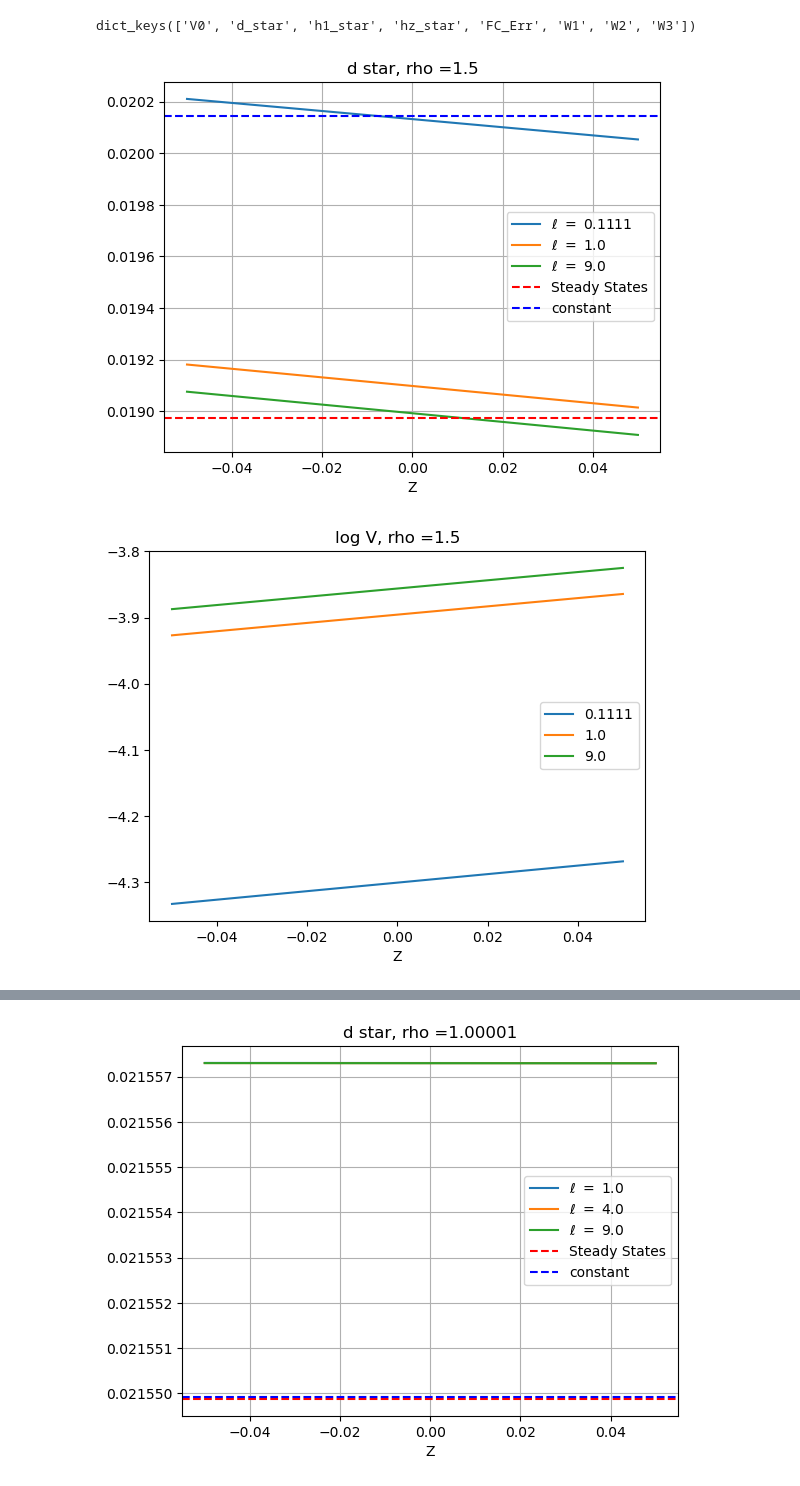
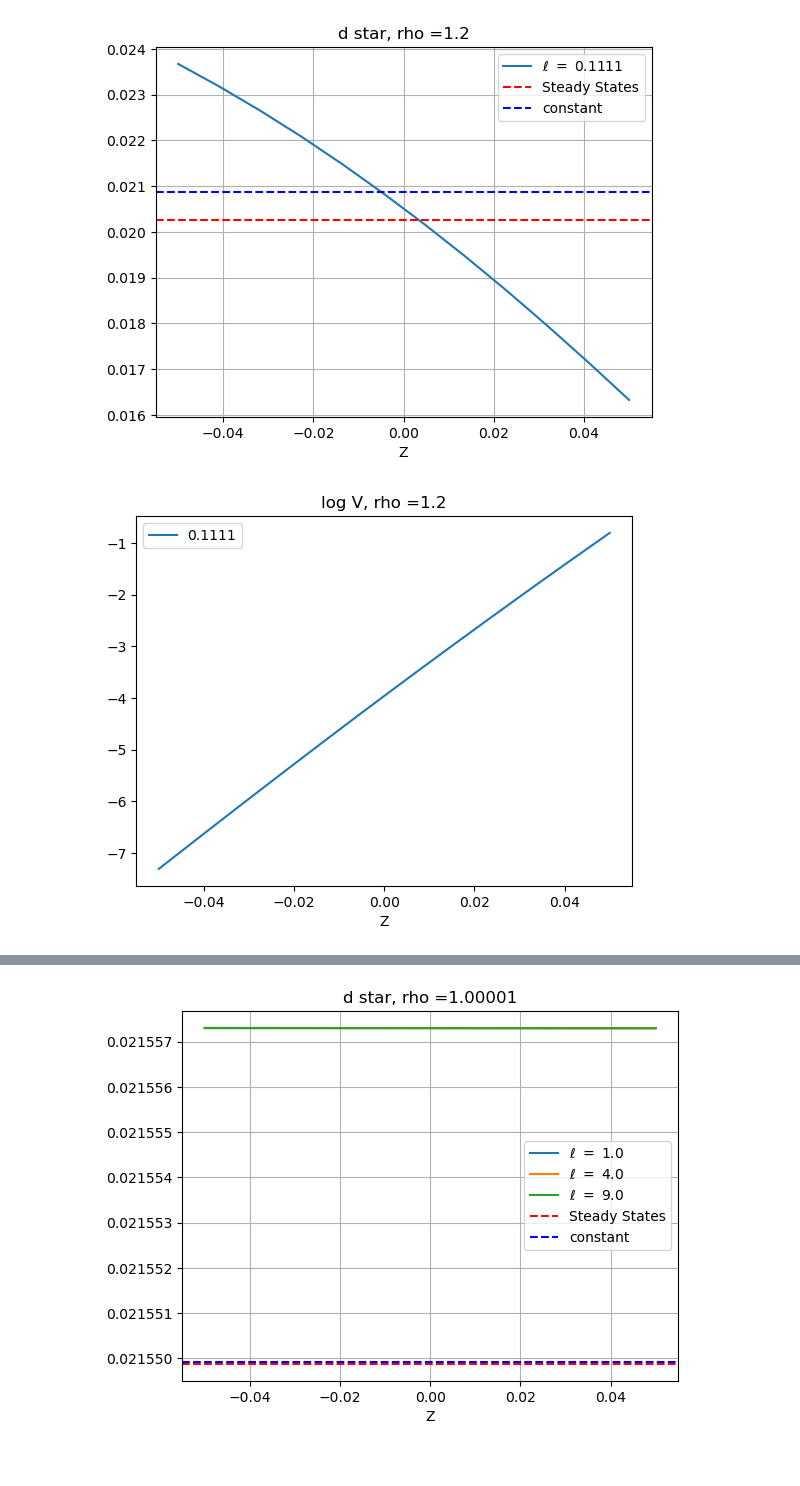
Before and after one commit to hqin-2020/Twist_Bin, a Jupyter notebook: Untitled.ipynb, the cells around one changed output, grey strips where cells are left out. Cells and saved outputs as stored; diff of their text form; code cells hidden in the pictures.

```diff
--- a/Untitled.ipynb
+++ b/Untitled.ipynb
@@ -17,20 +17,16 @@ rho = "1.3"
 for ell in ell_list:
     res.append(pickle.load(open(datadir+"result_ell_"+str(ell)+"_rho_"+rho+"_eps_0.1_frac_0.1", "rb")))
 exp = pd.read_csv('exp.csv').iloc[:,1:]
-exp.columns = ['rho','steady states','constant']
+exp.columns = ['rho','steady states','constant','h1','hz']
-# %%
-res[0].keys()
-# %% [output]
-dict_keys(['V0', 'd_star', 'h1_star', 'hz_star', 'FC_Err', 'W1', 'W2', 'W3'])
 # %%
 def plot_ell(rho):
-    ell_list = [0.1111, 1.0, 9.0]
+    ell_list = [0.1111]
     res = []
     # rho = "1.3"
     for ell in ell_list:
         res.append(pickle.load(open(datadir+"result_ell_"+str(ell)+"_rho_"+rho+"_eps_0.1_frac_0.1", "rb")))
     exp = pd.read_csv('exp.csv').iloc[:,1:]
-    exp.columns = ['rho','steady states','constant']
+    exp.columns = ['rho','steady states','constant','h1','hz']
     for i in range(len(res)):
         plt.plot(np.linspace(-0.05,0.05,12),res[i]['d_star'][:,2,2],label = r'$\ell\ =\ $'+str(ell_list[i]))
     plt.axhline(exp.loc[exp['rho']==float(rho)]['steady states'].item(),ls='--',color = 'red',label = 'Steady States')
@@ -52,6 +48,7 @@ def plot_ell(rho):
         plt.plot(np.linspace(-0.05,0.05,12),res[i]['h1_star'][:,2,2],label = str(ell_list[i]))
         # plt.plot(np.linspace(-0.05,0.05,12),res[i]['hz_star'][:,2,2],label = str(ell_list[i]))
     plt.xlabel('Z')
+    plt.axhline(exp.loc[exp['rho']==float(rho)]['h1'].item(),ls='--',color = 'blue',label = 'h1 exp')
     plt.title('h1, hz, rho ='+ rho)
     plt.legend()
     plt.show()
@@ -59,11 +56,12 @@ def plot_ell(rho):
     for i in range(len(res)):
         # plt.plot(np.linspace(-0.05,0.05,12),res[i]['h1_star'][:,2,2],label = str(ell_list[i]))
         plt.plot(np.linspace(-0.05,0.05,12),res[i]['hz_star'][:,2,2],label = str(ell_list[i]))
+    plt.axhline(exp.loc[exp['rho']==float(rho)]['hz'].item(),ls='--',color = 'red',label = 'hz exp')
     plt.xlabel('Z')
     plt.title('hz, rho ='+ rho)
     plt.legend()
 # %%
-plot_ell("1.5")
+plot_ell("1.2")
 # %% [output]
-[figure, old version]
+[figure, new version]
-[figure, old version]
+[figure, new version]
```
Also changed, not shown: parts of 1 cell of this notebook, 3 other files.
